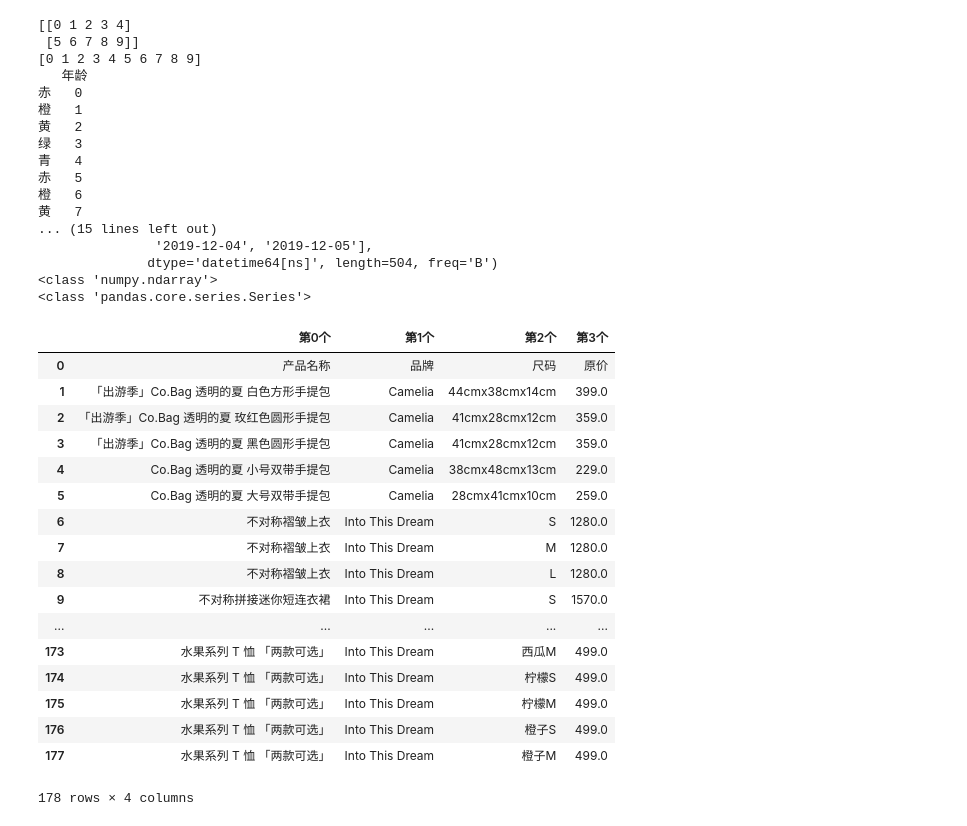
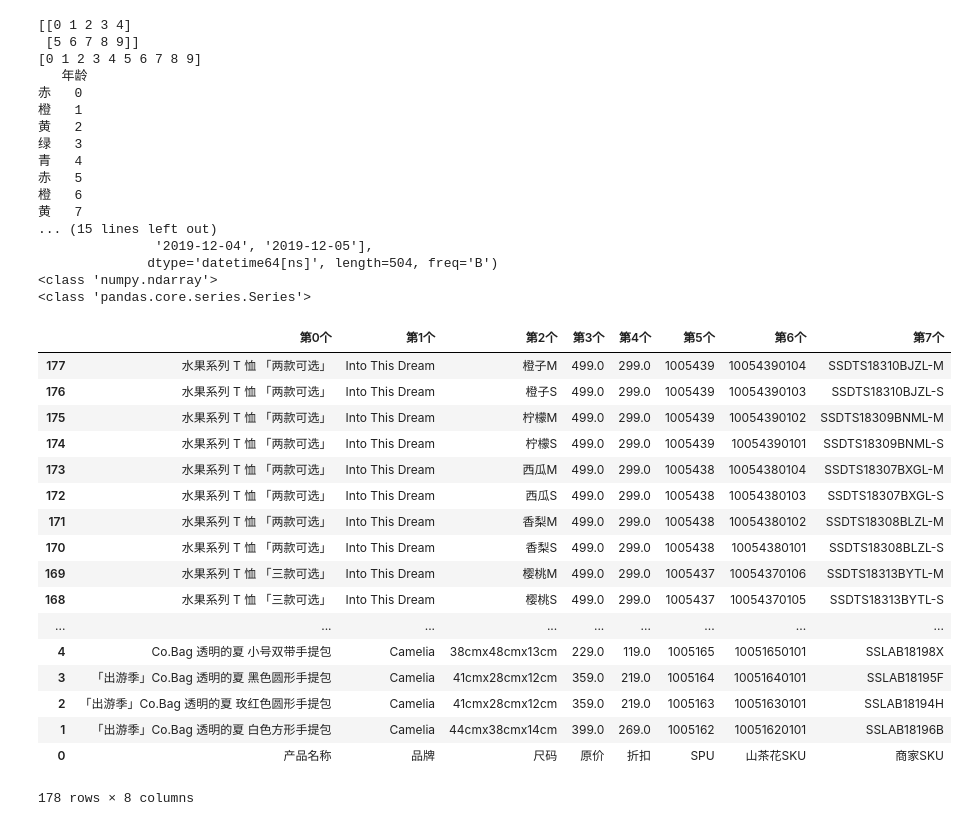
Before and after one commit to qq453388937/data_mining_faith, a Jupyter notebook: mypandas.ipynb, the cells around one changed output. Drawn from its saved outputs; the diff is of its cells as text; code cells hidden in the pictures.

```diff
--- a/mypandas.ipynb
+++ b/mypandas.ipynb
@@ -89,49 +89,66 @@ header=True, index=True, index_label=None, mode='w', encoding=None, rue)
 # #普通方式存储
 # h5 = pd.HDFStore('t1.h5','w')
 # h5['data'] = a   # "data" 可以自己命名为其他的
 # h5.close()
 # #压缩方式存储
 # h5 = pd.HDFStore('t2.h5','w', complevel=4, complib='blosc')  # -> complevel 压缩界别  complib 压缩方式
 # h5['data'] = a
 # h5.close()
 """ 如果要索引数据  必须先写列(索引,看到什么就索引什么)后写行(索引,看到什么就索引什么) """
 # print(read_data)
 # read_data["产品名称"][10]   # 先列后行
 read_data["第0个"][1]  # 先列后行
-read_data[["第0个","第1个","第2个","第3个"][0:6]]  # 先列后行
+read_data[["第0个","第1个","第2个","第3个"][0:6]]  # 先列后行 ,二维获取
+"""stock_df.index = pd.to_datetime(stock.index)   一种方法"""
+read_data["第0个"][1]
+
+# 只能按行或列的名称进行操作
+# 先行后列
+# print(read_data.loc[0:3,"第0个":"第3个"])   # 0到3行, 0到3列                第一种写法
+# read_data.loc[[0,1,2,3],["第0个","第1个","第2个","第3个"]] # 0到3行, 0到3列  第二种写法
+# read_data.iloc[0:3,0:3]
+# read_data.iloc[0:3,0:3]                # 第一种写法
+# read_data.iloc[[0,1,2,3],[0,1,2,3]]    # 第二种写法
+# read_data.ix[0:3,"第0个":"第3个"]        # 过时的api 不建议,,,,,,, 组合使用
+# read_data.ix[[0,1,2,3],["第0个","第1个","第2个","第3个"]]  # 过时api 第二种写法
+# read_data.iloc[0:4,:].loc[:,"第0个":"第3个"]  # 自己的写法 结合使用
+# 必须传入基准列名称by=""
+read_data.sort_values(by=["第4个"],ascending=False)  # by=[] or string
+# read_data()
+read_data.sort_index(ascending=False)  # 行排序
 # %% [output]
 [[0 1 2 3 4]
  [5 6 7 8 9]]
 [0 1 2 3 4 5 6 7 8 9]
    年龄
 赤   0
 橙   1
 黄   2
 绿   3
 青   4
 赤   5
 橙   6
 黄   7
 ... (15 lines left out)
                '2019-12-04', '2019-12-05'],
               dtype='datetime64[ns]', length=504, freq='B')
 <class 'numpy.ndarray'>
 <class 'pandas.core.series.Series'>
-|  | 第0个 | 第1个 | 第2个 | 第3个 |
-| 0 | 产品名称 | 品牌 | 尺码 | 原价 |
-| 1 | 「出游季」Co.Bag 透明的夏 白色方形手提包 | Camelia | 44cmx38cmx14cm | 399.0 |
-| 2 | 「出游季」Co.Bag 透明的夏 玫红色圆形手提包 | Camelia | 41cmx28cmx12cm | 359.0 |
-| 3 | 「出游季」Co.Bag 透明的夏 黑色圆形手提包 | Camelia | 41cmx28cmx12cm | 359.0 |
-| 4 | Co.Bag 透明的夏 小号双带手提包 | Camelia | 38cmx48cmx13cm | 229.0 |
-| 5 | Co.Bag 透明的夏 大号双带手提包 | Camelia | 28cmx41cmx10cm | 259.0 |
-| 6 | 不对称褶皱上衣 | Into This Dream | S | 1280.0 |
-| 7 | 不对称褶皱上衣 | Into This Dream | M | 1280.0 |
-| 8 | 不对称褶皱上衣 | Into This Dream | L | 1280.0 |
-| 9 | 不对称拼接迷你短连衣裙 | Into This Dream | S | 1570.0 |
-| ... | ... | ... | ... | ... |
-| 173 | 水果系列 T 恤 「两款可选」 | Into This Dream | 西瓜M | 499.0 |
-| 174 | 水果系列 T 恤 「两款可选」 | Into This Dream | 柠檬S | 499.0 |
-| 175 | 水果系列 T 恤 「两款可选」 | Into This Dream | 柠檬M | 499.0 |
-| 176 | 水果系列 T 恤 「两款可选」 | Into This Dream | 橙子S | 499.0 |
-| 177 | 水果系列 T 恤 「两款可选」 | Into This Dream | 橙子M | 499.0 |
+|  | 第0个 | 第1个 | 第2个 | 第3个 | 第4个 | 第5个 | 第6个 | 第7个 |
+| 177 | 水果系列 T 恤 「两款可选」 | Into This Dream | 橙子M | 499.0 | 299.0 | 1005439 | 10054390104 | SSDTS18310BJZL-M |
+| 176 | 水果系列 T 恤 「两款可选」 | Into This Dream | 橙子S | 499.0 | 299.0 | 1005439 | 10054390103 | SSDTS18310BJZL-S |
+| 175 | 水果系列 T 恤 「两款可选」 | Into This Dream | 柠檬M | 499.0 | 299.0 | 1005439 | 10054390102 | SSDTS18309BNML-M |
+| 174 | 水果系列 T 恤 「两款可选」 | Into This Dream | 柠檬S | 499.0 | 299.0 | 1005439 | 10054390101 | SSDTS18309BNML-S |
+| 173 | 水果系列 T 恤 「两款可选」 | Into This Dream | 西瓜M | 499.0 | 299.0 | 1005438 | 10054380104 | SSDTS18307BXGL-M |
+| 172 | 水果系列 T 恤 「两款可选」 | Into This Dream | 西瓜S | 499.0 | 299.0 | 1005438 | 10054380103 | SSDTS18307BXGL-S |
+| 171 | 水果系列 T 恤 「两款可选」 | Into This Dream | 香梨M | 499.0 | 299.0 | 1005438 | 10054380102 | SSDTS18308BLZL-M |
+| 170 | 水果系列 T 恤 「两款可选」 | Into This Dream | 香梨S | 499.0 | 299.0 | 1005438 | 10054380101 | SSDTS18308BLZL-S |
+| 169 | 水果系列 T 恤 「三款可选」 | Into This Dream | 樱桃M | 499.0 | 299.0 | 1005437 | 10054370106 | SSDTS18313BYTL-M |
+| 168 | 水果系列 T 恤 「三款可选」 | Into This Dream | 樱桃S | 499.0 | 299.0 | 1005437 | 10054370105 | SSDTS18313BYTL-S |
+| ... | ... | ... | ... | ... | ... | ... | ... | ... |
+| 4 | Co.Bag 透明的夏 小号双带手提包 | Camelia | 38cmx48cmx13cm | 229.0 | 119.0 | 1005165 | 10051650101 | SSLAB18198X |
+| 3 | 「出游季」Co.Bag 透明的夏 黑色圆形手提包 | Camelia | 41cmx28cmx12cm | 359.0 | 219.0 | 1005164 | 10051640101 | SSLAB18195F |
+| 2 | 「出游季」Co.Bag 透明的夏 玫红色圆形手提包 | Camelia | 41cmx28cmx12cm | 359.0 | 219.0 | 1005163 | 10051630101 | SSLAB18194H |
+| 1 | 「出游季」Co.Bag 透明的夏 白色方形手提包 | Camelia | 44cmx38cmx14cm | 399.0 | 269.0 | 1005162 | 10051620101 | SSLAB18196B |
+| 0 | 产品名称 | 品牌 | 尺码 | 原价 | 折扣 | SPU | 山茶花SKU | 商家SKU |
-178 rows × 4 columns
+178 rows × 8 columns
```
